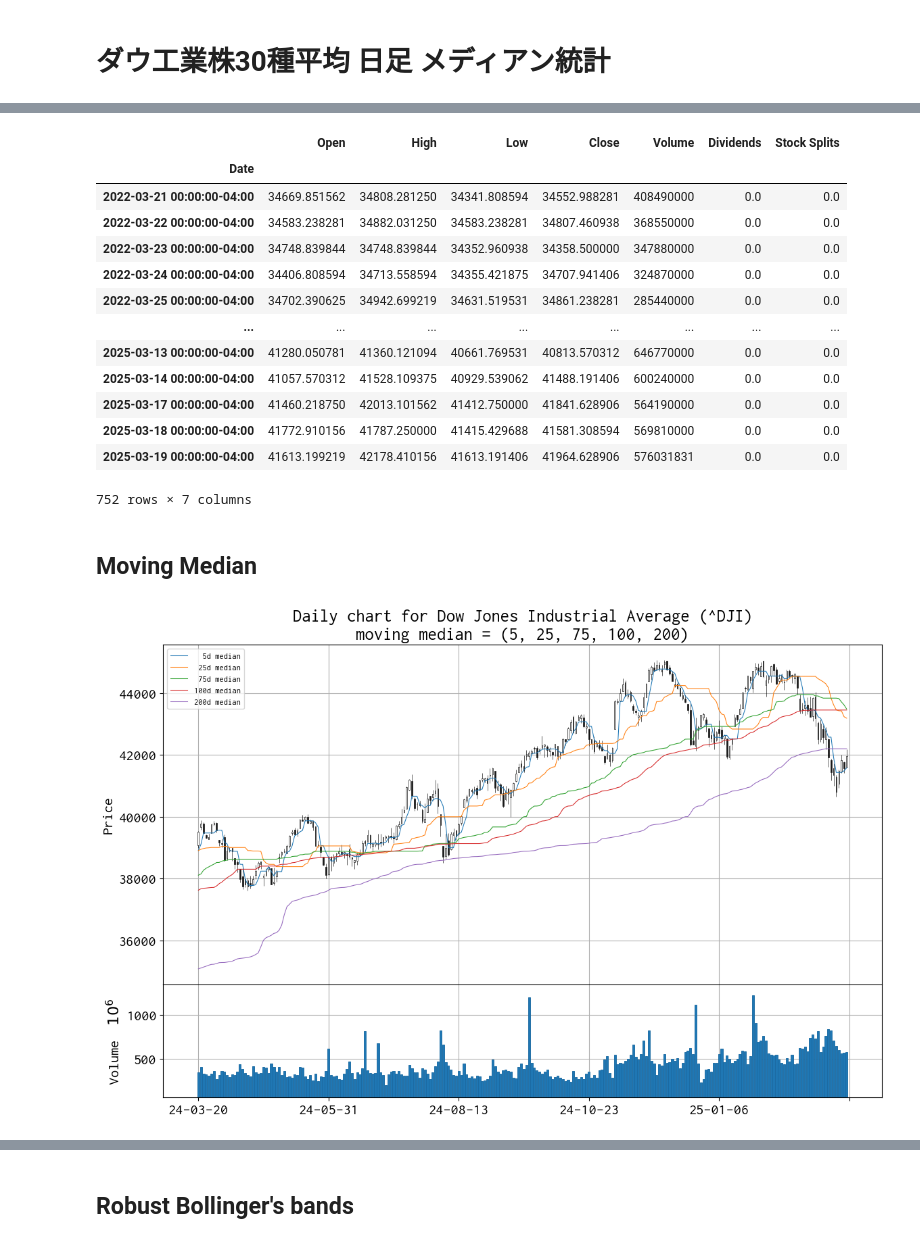
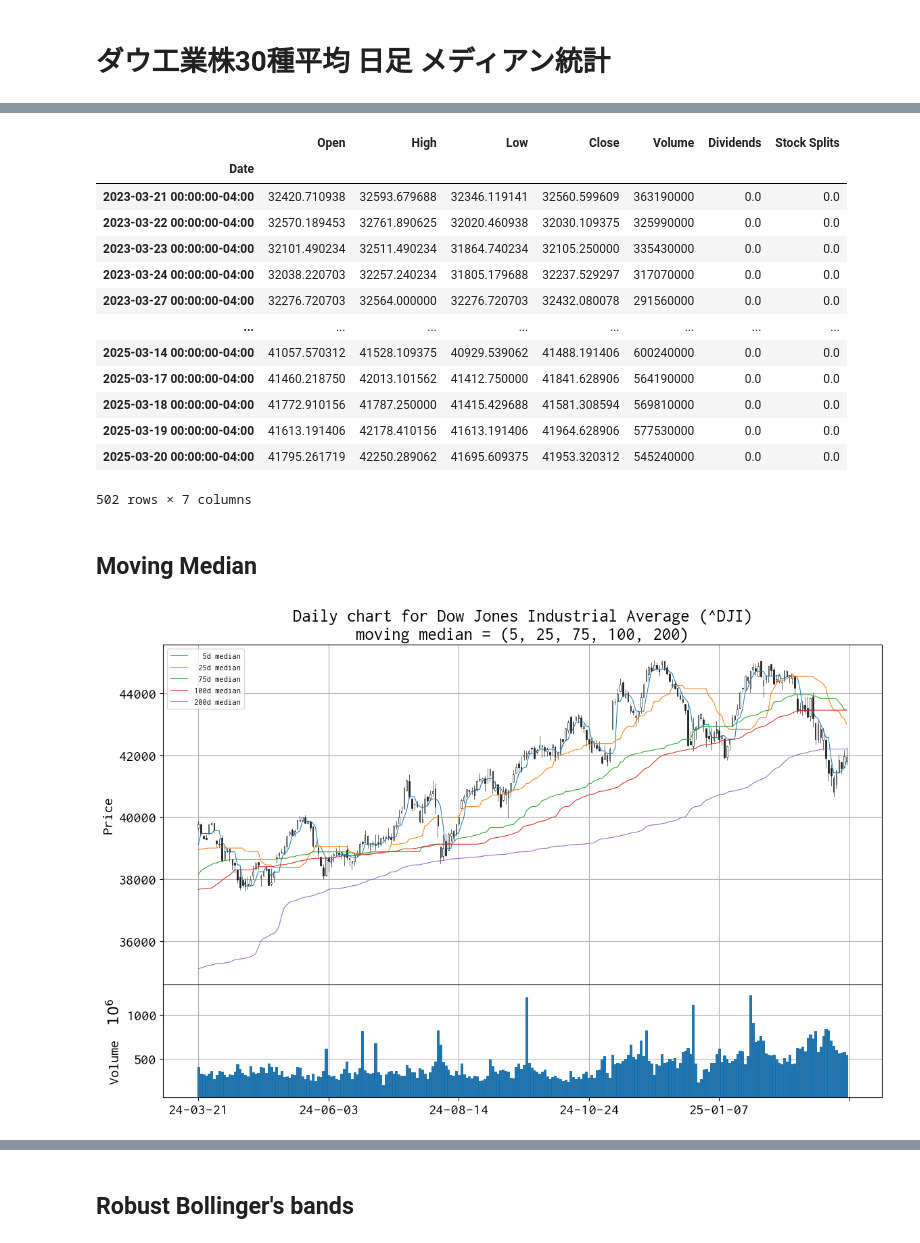
Before and after one commit to bitwalk123/stock, a Jupyter notebook: weekly/report_daily_robust_dji.ipynb, the cells around one changed output, grey strips where cells are left out. Drawn from its saved outputs; the diff is of its cells as text; code cells hidden in the pictures.

```diff
--- a/weekly/report_daily_robust_dji.ipynb
+++ b/weekly/report_daily_robust_dji.ipynb
@@ -39,22 +39,22 @@ df
 250 rows × 7 columns
-# %%
-df0 = ticker.history(period='3y', interval='1d')
-df0
-# %% [output]
-|  | Open | High | Low | Close | Volume | Dividends | Stock Splits |
-| Date |  |  |  |  |  |  |  |
-| 2022-03-21 00:00:00-04:00 | 34669.851562 | 34808.281250 | 34341.808594 | 34552.988281 | 408490000 | 0.0 | 0.0 |
-| 2022-03-22 00:00:00-04:00 | 34583.238281 | 34882.031250 | 34583.238281 | 34807.460938 | 368550000 | 0.0 | 0.0 |
-| 2022-03-23 00:00:00-04:00 | 34748.839844 | 34748.839844 | 34352.960938 | 34358.500000 | 347880000 | 0.0 | 0.0 |
-| 2022-03-24 00:00:00-04:00 | 34406.808594 | 34713.558594 | 34355.421875 | 34707.941406 | 324870000 | 0.0 | 0.0 |
-| 2022-03-25 00:00:00-04:00 | 34702.390625 | 34942.699219 | 34631.519531 | 34861.238281 | 285440000 | 0.0 | 0.0 |
-| ... | ... | ... | ... | ... | ... | ... | ... |
-| 2025-03-13 00:00:00-04:00 | 41280.050781 | 41360.121094 | 40661.769531 | 40813.570312 | 646770000 | 0.0 | 0.0 |
-| 2025-03-14 00:00:00-04:00 | 41057.570312 | 41528.109375 | 40929.539062 | 41488.191406 | 600240000 | 0.0 | 0.0 |
-| 2025-03-17 00:00:00-04:00 | 41460.218750 | 42013.101562 | 41412.750000 | 41841.628906 | 564190000 | 0.0 | 0.0 |
-| 2025-03-18 00:00:00-04:00 | 41772.910156 | 41787.250000 | 41415.429688 | 41581.308594 | 569810000 | 0.0 | 0.0 |
-| 2025-03-19 00:00:00-04:00 | 41613.199219 | 42178.410156 | 41613.191406 | 41964.628906 | 576031831 | 0.0 | 0.0 |
-752 rows × 7 columns
+# %%
+df0 = ticker.history(period='2y', interval='1d')
+df0
+# %% [output]
+|  | Open | High | Low | Close | Volume | Dividends | Stock Splits |
+| Date |  |  |  |  |  |  |  |
+| 2023-03-21 00:00:00-04:00 | 32420.710938 | 32593.679688 | 32346.119141 | 32560.599609 | 363190000 | 0.0 | 0.0 |
+| 2023-03-22 00:00:00-04:00 | 32570.189453 | 32761.890625 | 32020.460938 | 32030.109375 | 325990000 | 0.0 | 0.0 |
+| 2023-03-23 00:00:00-04:00 | 32101.490234 | 32511.490234 | 31864.740234 | 32105.250000 | 335430000 | 0.0 | 0.0 |
+| 2023-03-24 00:00:00-04:00 | 32038.220703 | 32257.240234 | 31805.179688 | 32237.529297 | 317070000 | 0.0 | 0.0 |
+| 2023-03-27 00:00:00-04:00 | 32276.720703 | 32564.000000 | 32276.720703 | 32432.080078 | 291560000 | 0.0 | 0.0 |
+| ... | ... | ... | ... | ... | ... | ... | ... |
+| 2025-03-14 00:00:00-04:00 | 41057.570312 | 41528.109375 | 40929.539062 | 41488.191406 | 600240000 | 0.0 | 0.0 |
+| 2025-03-17 00:00:00-04:00 | 41460.218750 | 42013.101562 | 41412.750000 | 41841.628906 | 564190000 | 0.0 | 0.0 |
+| 2025-03-18 00:00:00-04:00 | 41772.910156 | 41787.250000 | 41415.429688 | 41581.308594 | 569810000 | 0.0 | 0.0 |
+| 2025-03-19 00:00:00-04:00 | 41613.191406 | 42178.410156 | 41613.191406 | 41964.628906 | 577530000 | 0.0 | 0.0 |
+| 2025-03-20 00:00:00-04:00 | 41795.261719 | 42250.289062 | 41695.609375 | 41953.320312 | 545240000 | 0.0 | 0.0 |
+502 rows × 7 columns
 # %% [markdown]
 ## Moving Median
 # %%
@@ -109,7 +109,7 @@ plt.tight_layout()
 plt.savefig('report_daily_chart_median_%s.png' % code)
 plt.show()
 # %% [output]
-[figure, old version]
+[figure, new version]
 # %%
 df.tail(2)
 # %% [output]
```
Also changed, not shown: parts of 11 cells of this notebook, 15 other files.
